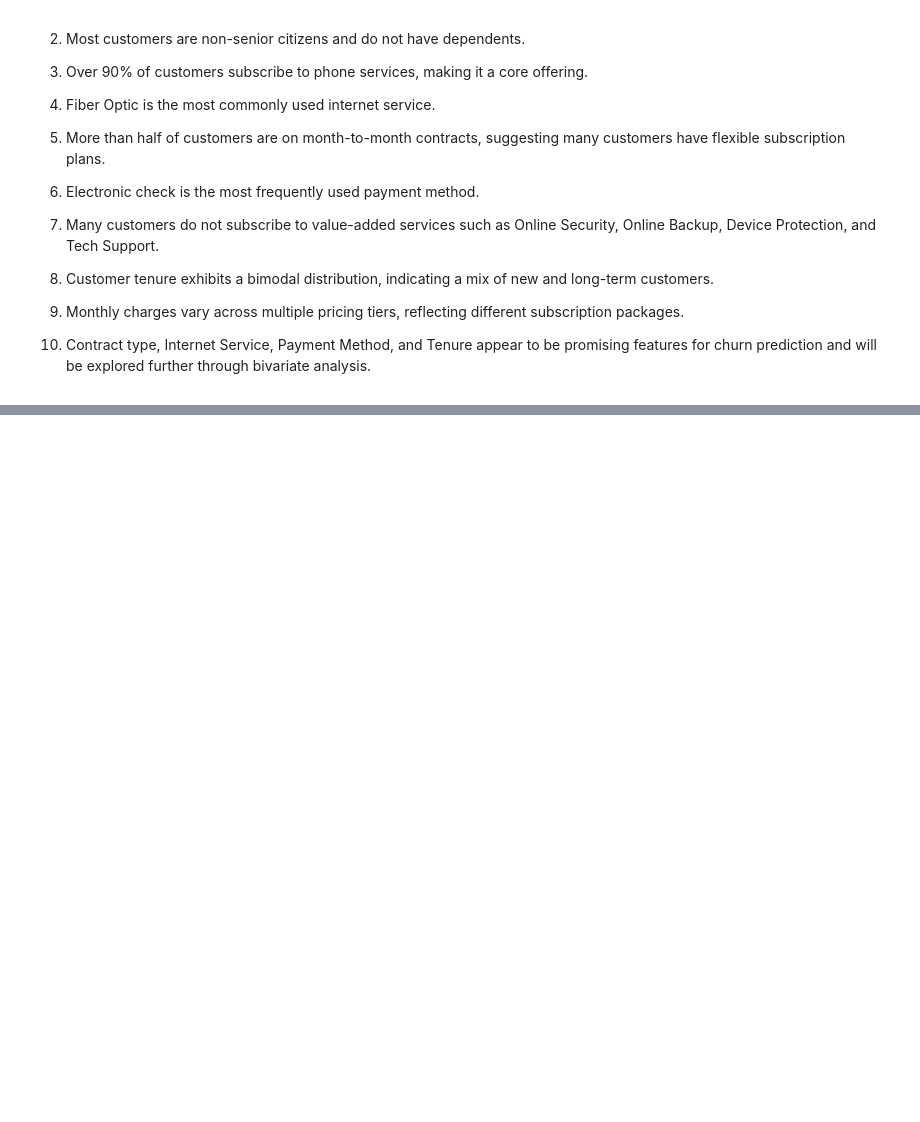
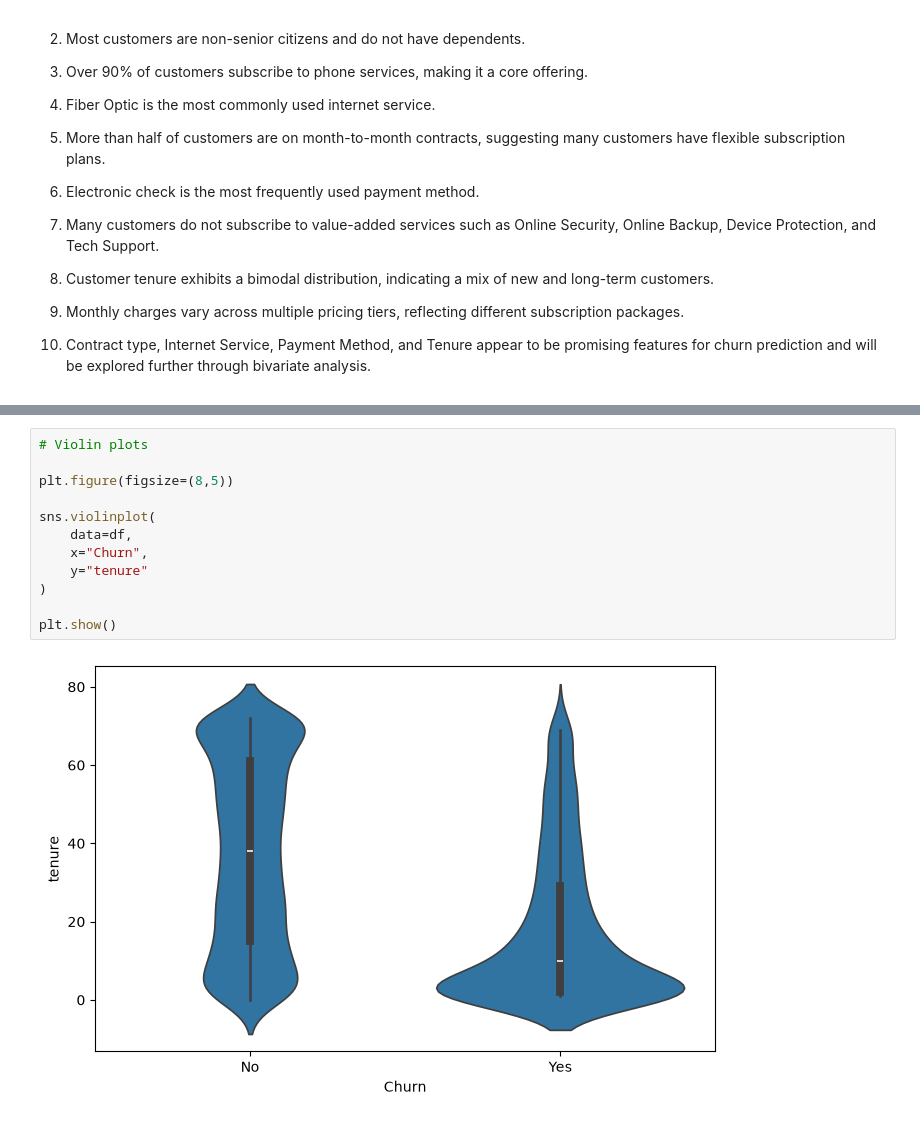
Before and after one commit to muhammadadnanmomin/customer-intelligence-platform, a Jupyter notebook: notebooks/06_churn_model.ipynb, the cells around one changed output, grey strips where cells are left out. Drawn from its saved outputs; the diff is of its cells as text; blank space fills up the shorter version.

```diff
--- a/notebooks/06_churn_model.ipynb
+++ b/notebooks/06_churn_model.ipynb
@@ -368,0 +504,14 @@ Name: MonthlyCharges, dtype: float64
+# %%
+# Violin plots
+
+plt.figure(figsize=(8,5))
+
+sns.violinplot(
+    data=df,
+    x="Churn",
+    y="tenure"
+)
+
+plt.show()
+# %% [output]
+[figure, added]
```
Also changed, not shown: parts of 22 cells of this notebook, 3 other files.
